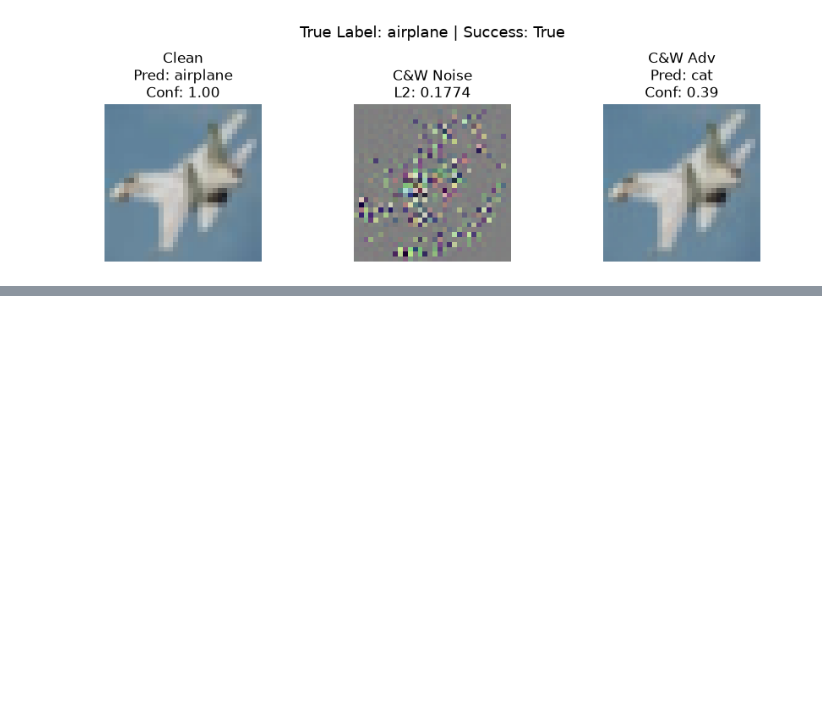
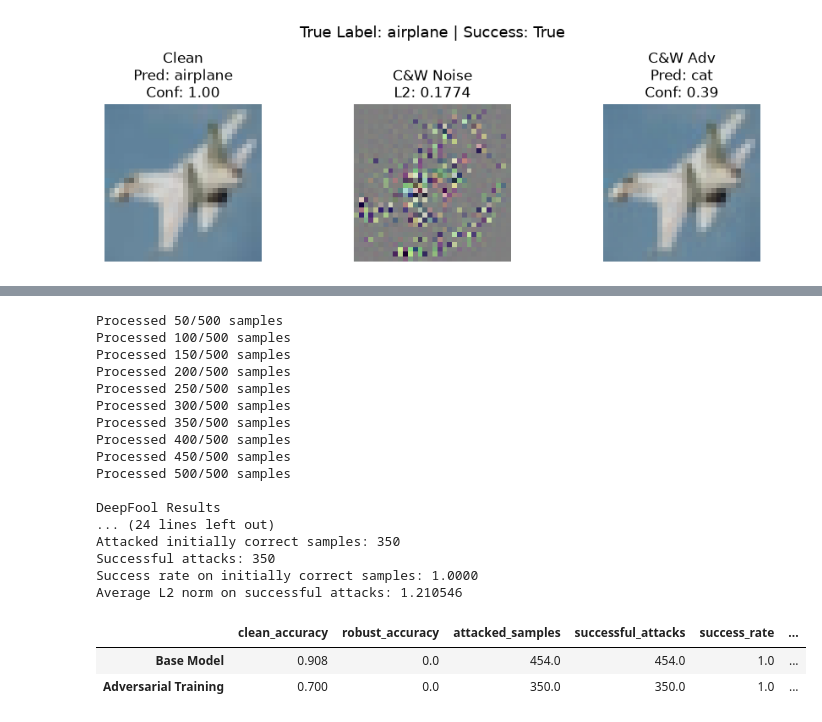
Before and after one commit to alifathi11/adversarial-attacks-and-defenses, a Jupyter notebook: notebooks/01-Adversarial_Attacks_and_Defenses.ipynb, the cells around one changed output, grey strips where cells are left out. Saved outputs shown, nothing was run; the diff lists cells and outputs as text; code cells hidden in the pictures; blank space fills up the shorter version.

```diff
--- a/notebooks/01-Adversarial_Attacks_and_Defenses.ipynb
+++ b/notebooks/01-Adversarial_Attacks_and_Defenses.ipynb
@@ -1889,0 +2150,7 @@ show_cw_example(
+# %%
+if not adv_saved_model_exists:
+    adv_model.load_state_dict(torch.load(ADV_SAVE_PATH, map_location=device))
+    adv_model = adv_model.to(device)
+    adv_model.eval()
+
+    print("Loaded best adversarially trained model.")
@@ -1889,0 +2183,10 @@ show_cw_example(
+# %%
+COMPARE_FGSM_EPSILON = 8 / 255
+
+COMPARE_PGD_EPSILON = 8 / 255
+COMPARE_PGD_ALPHA = 2 / 255
+COMPARE_PGD_STEPS = 20
+COMPARE_PGD_RANDOM_START = True
+
+COMPARE_DEEPFOOL_EVAL_SIZE = 500
+COMPARE_CW_EVAL_SIZE = 200
@@ -1889,0 +2333,55 @@ show_cw_example(
+# %%
+base_deepfool_details = evaluate_deepfool(
+    model=model,
+    loader=test_loader,
+    max_samples=COMPARE_DEEPFOOL_EVAL_SIZE,
+    num_classes=DEEPFOOL_NUM_CLASSES,
+    max_iter=DEEPFOOL_MAX_ITER,
+    overshoot=DEEPFOOL_OVERSHOOT,
+    device=device
+)
+
+adv_deepfool_details = evaluate_deepfool(
+    model=adv_model,
+    loader=test_loader,
+    max_samples=COMPARE_DEEPFOOL_EVAL_SIZE,
+    num_classes=DEEPFOOL_NUM_CLASSES,
+    max_iter=DEEPFOOL_MAX_ITER,
+    overshoot=DEEPFOOL_OVERSHOOT,
+    device=device
+)
+
+deepfool_comparison = pd.DataFrame({
+    "Base Model": base_deepfool_details,
+    "Adversarial Training": adv_deepfool_details
+}).T
+
+deepfool_comparison[[
+    "clean_accuracy",
+    "robust_accuracy",
+    "attacked_samples",
+    "successful_attacks",
+    "success_rate",
+    "avg_l2_successful"
+]]
+# %% [output]
+Processed 50/500 samples
+Processed 100/500 samples
+Processed 150/500 samples
+Processed 200/500 samples
+Processed 250/500 samples
+Processed 300/500 samples
+Processed 350/500 samples
+Processed 400/500 samples
+Processed 450/500 samples
+Processed 500/500 samples
+
+DeepFool Results
+... (24 lines left out)
+Attacked initially correct samples: 350
+Successful attacks: 350
+Success rate on initially correct samples: 1.0000
+Average L2 norm on successful attacks: 1.210546
+|  | clean_accuracy | robust_accuracy | attacked_samples | successful_attacks | success_rate | ... |
+| Base Model | 0.908 | 0.0 | 454.0 | 454.0 | 1.0 | ... |
+| Adversarial Training | 0.700 | 0.0 | 350.0 | 350.0 | 1.0 | ... |
```
Also changed, not shown: parts of 21 cells of this notebook, 1 other file.
